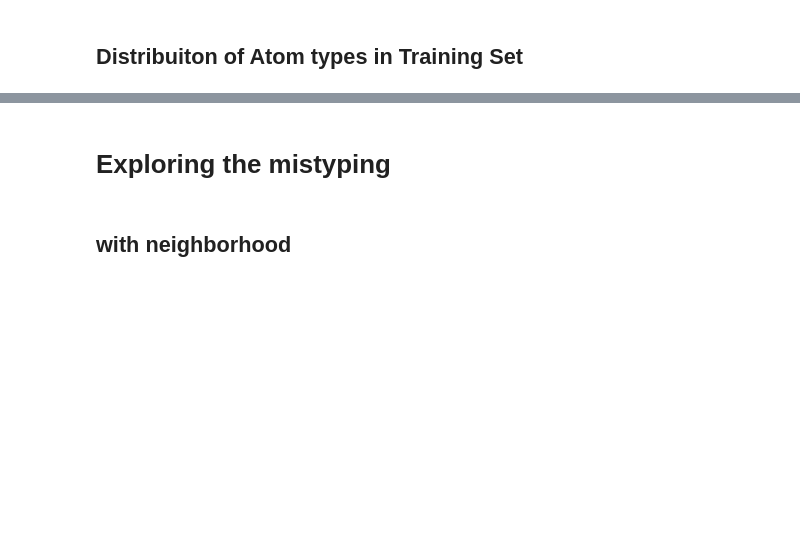
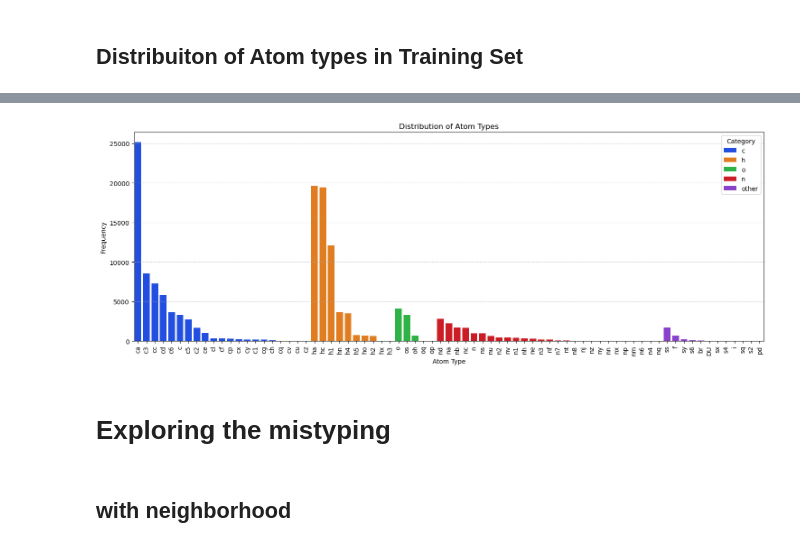
Before and after one commit to brandonrobello/MSSExBiovia, a Jupyter notebook: atomMLtype_testing.ipynb, the cells around one changed output, grey strips where cells are left out. Cells and saved outputs as stored; diff of their text form; code cells hidden in the pictures; blank space fills up the shorter version.

```diff
--- a/atomMLtype_testing.ipynb
+++ b/atomMLtype_testing.ipynb
@@ -343,3 +286,7 @@ Total number of ATs = 75
+# %%
+refactor_atom_type_dataset_plot = plot_atom_distribution(RFModel.label_encoder.inverse_transform(RFModel.y_train))
+# %% [output]
+[figure, added]
 # %% [markdown]
 # Exploring the mistyping
 # %% [markdown]
```
Also changed, not shown: parts of 25 cells of this notebook, 2 other files.
